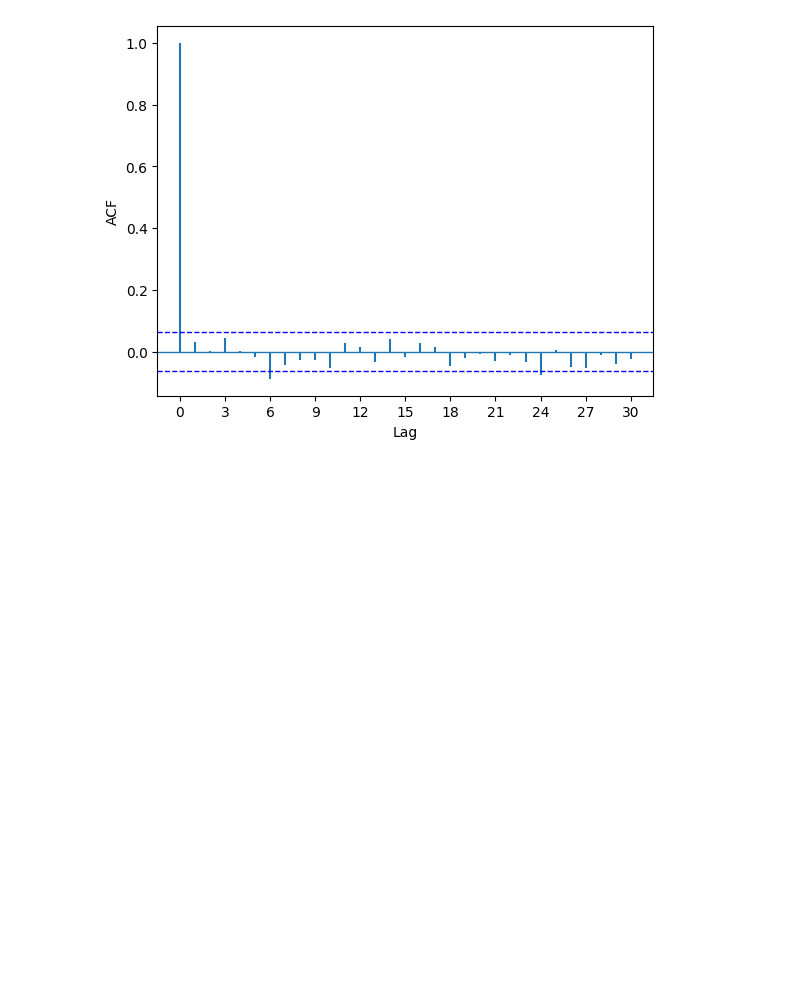
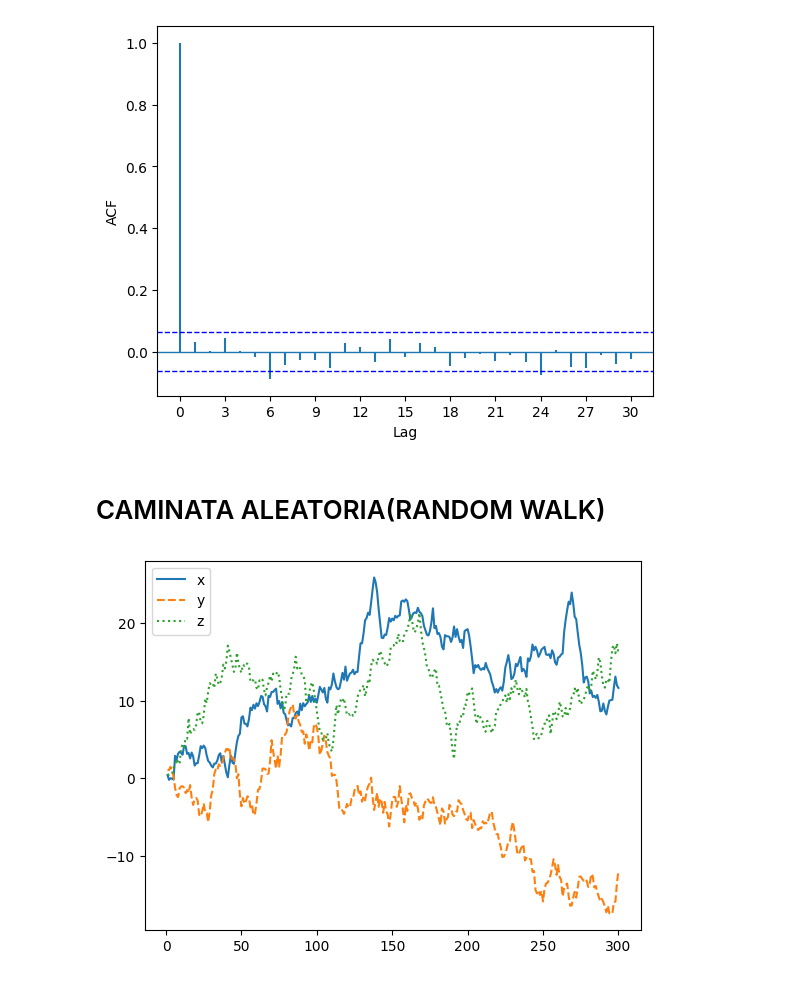
Before and after one commit to jaimeisaac2020/Python-analsisis-basicos, a Jupyter notebook: introduccion_a_series_de_tiempo_Python_1.ipynb, the cells around one changed output. Cells and saved outputs as stored; diff of their text form; code cells hidden in the pictures; blank space fills up the shorter version.

```diff
--- a/introduccion_a_series_de_tiempo_Python_1.ipynb
+++ b/introduccion_a_series_de_tiempo_Python_1.ipynb
@@ -456,3 +456,20 @@ from PythonTsa.plot_acf_pacf import acf_pacf_fig
 acf_pacf_fig(xts, both=False, lag=30)
 # %% [output]
 [figure]
+# %% [markdown]
+# CAMINATA ALEATORIA(RANDOM WALK)
+# %%
+
+import numpy as np
+import pandas as pd
+from numpy.random import normal
+import matplotlib.pyplot as plt
+np.random.seed(1357)
+a = normal(size = 300); b = normal(size = 300); c = normal(size = 300)
+x = np.cumsum(a); y = np.cumsum(b); z = np.cumsum(c)
+xyz = pd.DataFrame({'x': x, 'y': y, 'z': z})
+xyz.index = range(1,301)
+xyz.plot(style = ['-', '--', ':'])
+plt.show()
+# %% [output]
+[figure, added]
```
Also changed, not shown: parts of 19 cells of this notebook.
